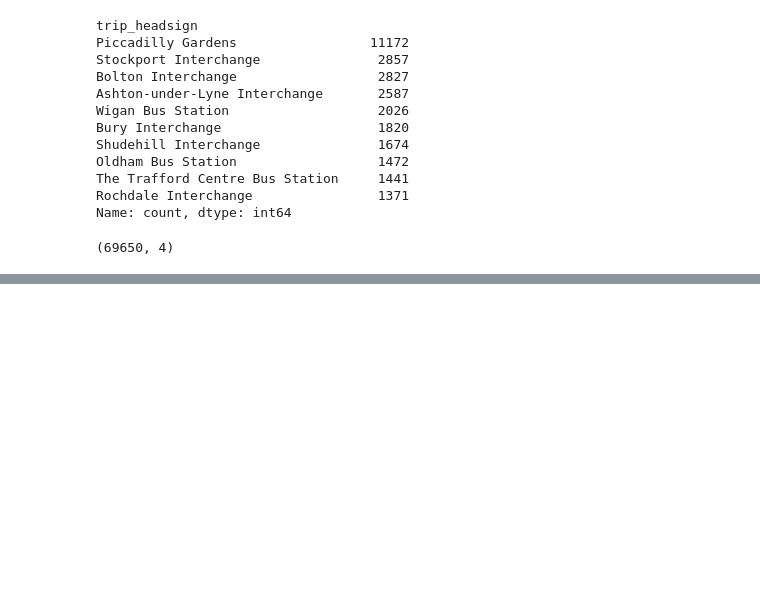
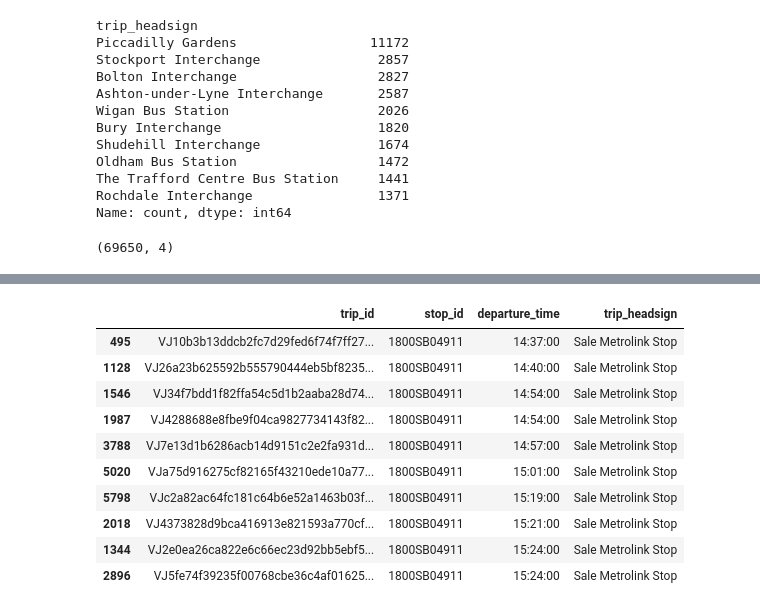
Before and after one commit to kaushaltatkare/manchester-bus-tracker, a Jupyter notebook: notebooks/01_explore_stops.ipynb, the cells around one changed output, grey strips where cells are left out. Saved outputs shown, nothing was run; the diff lists cells and outputs as text; code cells hidden in the pictures; blank space fills up the shorter version.

```diff
--- a/notebooks/01_explore_stops.ipynb
+++ b/notebooks/01_explore_stops.ipynb
@@ -909,3 +911,15 @@ print(gm_trips.shape)   # should now be (69650, 4)
 gm_trips.to_parquet(f"{PROC}/gm_trips.parquet", index=False)
 # %% [output]
 (69650, 4)
+# %%
+stop_ids = find_stops("Oxford Road")["stop_id"]
+
+check = gm_stop_times[
+    gm_stop_times["stop_id"].isin(stop_ids)
+].merge(gm_trips[["trip_id", "route_id", "trip_headsign", "service_id"]], on="trip_id")
+check = check.merge(gm_routes[["route_id", "route_short_name"]], on="route_id")
+
+check[
+    (check["route_short_name"] == "41")
+    & (check["departure_time"].str.startswith("15:1"))
+][["trip_id", "stop_id", "departure_time", "service_id", "trip_headsign"]]
@@ -911,0 +929,18 @@ gm_trips.to_parquet(f"{PROC}/gm_trips.parquet", index=False)
+# %%
+check[
+    (check["route_short_name"] == "41")
+    & (check["departure_time"] >= "14:30:00")
+    & (check["departure_time"] <= "15:30:00")
+][["trip_id", "stop_id", "departure_time", "trip_headsign"]].sort_values("departure_time")
+# %% [output]
+|  | trip_id | stop_id | departure_time | trip_headsign |
+| 495 | VJ10b3b13ddcb2fc7d29fed6f74f7ff27... | 1800SB04911 | 14:37:00 | Sale Metrolink Stop |
+| 1128 | VJ26a23b625592b555790444eb5bf8235... | 1800SB04911 | 14:40:00 | Sale Metrolink Stop |
+| 1546 | VJ34f7bdd1f82ffa54c5d1b2aaba28d74... | 1800SB04911 | 14:54:00 | Sale Metrolink Stop |
+| 1987 | VJ4288688e8fbe9f04ca9827734143f82... | 1800SB04911 | 14:54:00 | Sale Metrolink Stop |
+| 3788 | VJ7e13d1b6286acb14d9151c2e2fa931d... | 1800SB04911 | 14:57:00 | Sale Metrolink Stop |
+| 5020 | VJa75d916275cf82165f43210ede10a77... | 1800SB04911 | 15:01:00 | Sale Metrolink Stop |
+| 5798 | VJc2a82ac64fc181c64b6e52a1463b03f... | 1800SB04911 | 15:19:00 | Sale Metrolink Stop |
+| 2018 | VJ4373828d9bca416913e821593a770cf... | 1800SB04911 | 15:21:00 | Sale Metrolink Stop |
+| 1344 | VJ2e0ea26ca822e6c66ec23d92bb5ebf5... | 1800SB04911 | 15:24:00 | Sale Metrolink Stop |
+| 2896 | VJ5fe74f39235f00768cbe36c4af01625... | 1800SB04911 | 15:24:00 | Sale Metrolink Stop |
```
Also changed, not shown: parts of 3 cells of this notebook, 2 other files.
